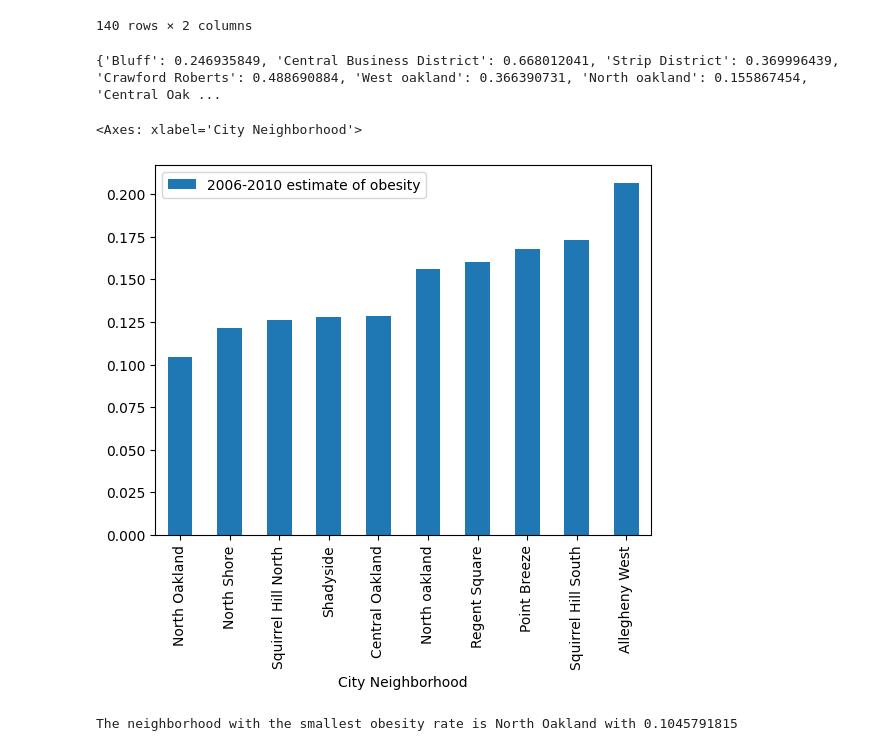
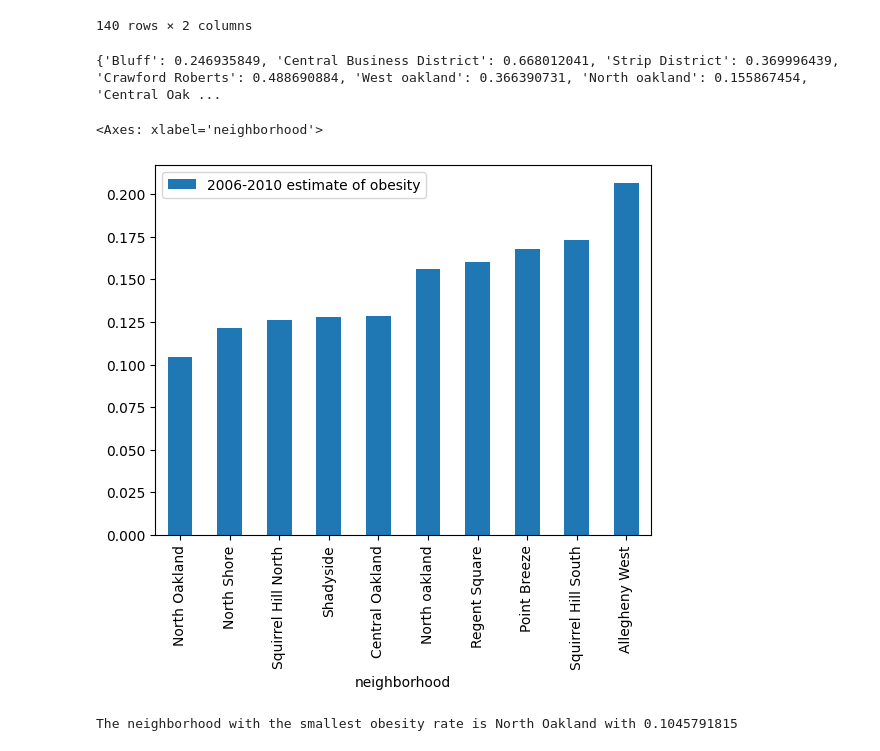
Before and after one commit to JMSJoseph/Final-Project-CMPINF001, a Jupyter notebook: Owen-O-Submetric.ipynb, the cells around one changed output. Drawn from its saved outputs; the diff is of its cells as text; code cells hidden in the pictures.

```diff
--- a/Owen-O-Submetric.ipynb
+++ b/Owen-O-Submetric.ipynb
@@ -47,21 +47,3 @@ obesity_df
 | 414 | Lincoln-Lemington-Belmar | 0.574293 |
 | 415 | North Oakland | 0.138806 |
 140 rows × 2 columns
-# %%
-neighborhood_dict = {}
-
-for index,row in obesity_df.iterrows():
-    if row["City Neighborhood"] in neighborhood_dict:
-        neighborhoodlist = neighborhood_dict[row["City Neighborhood"]]
-        neighborhoodlist[0] += 1
-        neighborhoodlist[1] += float(row["2006-2010 estimate of obesity"])
-    else:
-        neighborhood_dict[row["City Neighborhood"]] = [1, float(row["2006-2010 estimate of obesity"])]
-
-for neighborhood in neighborhood_dict:
-    avg = (neighborhood_dict[neighborhood][1] / neighborhood_dict[neighborhood][0])
-    neighborhood_dict[neighborhood] = avg
-
-print(neighborhood_dict)
-# %% [output]
-{'Bluff': 0.246935849, 'Central Business District': 0.668012041, 'Strip District': 0.369996439, 'Crawford Roberts': 0.488690884, 'West oakland': 0.366390731, 'North oakland': 0.155867454, 'Central Oak ...
@@ -71,7 +50,28 @@ obesity_sorted = neighborhood_obesity_df.sort_values("2006-2010 estimate of obes
+# %%
+neighborhood_dict = {}
+
+for index,row in obesity_df.iterrows():
+    if row["City Neighborhood"] in neighborhood_dict:
+        neighborhoodlist = neighborhood_dict[row["City Neighborhood"]]
+        neighborhoodlist[0] += 1
+        neighborhoodlist[1] += float(row["2006-2010 estimate of obesity"])
+    else:
+        neighborhood_dict[row["City Neighborhood"]] = [1, float(row["2006-2010 estimate of obesity"])]
+
+for neighborhood in neighborhood_dict:
+    avg = (neighborhood_dict[neighborhood][1] / neighborhood_dict[neighborhood][0])
+    neighborhood_dict[neighborhood] = avg
+
+print(neighborhood_dict)
+# %% [output]
+{'Bluff': 0.246935849, 'Central Business District': 0.668012041, 'Strip District': 0.369996439, 'Crawford Roberts': 0.488690884, 'West oakland': 0.366390731, 'North oakland': 0.155867454, 'Central Oak ...
+# %%
+neighborhood_obesity_df = pd.DataFrame(list(neighborhood_dict.items()), columns = ["neighborhood", "2006-2010 estimate of obesity"])
+obesity_sorted = neighborhood_obesity_df.sort_values("2006-2010 estimate of obesity", ascending = True).head(10)
 # %%
-obesity_sorted.plot.bar(x = "City Neighborhood", y = "2006-2010 estimate of obesity")
+obesity_sorted.plot.bar(x = "neighborhood", y = "2006-2010 estimate of obesity")
 # %% [output]
-<Axes: xlabel='City Neighborhood'>
+<Axes: xlabel='neighborhood'>
-[figure, old version]
+[figure, new version]
 # %%
 least = obesity_sorted["2006-2010 estimate of obesity"].iloc[0]
```
Also changed, not shown: parts of 2 cells of this notebook.
